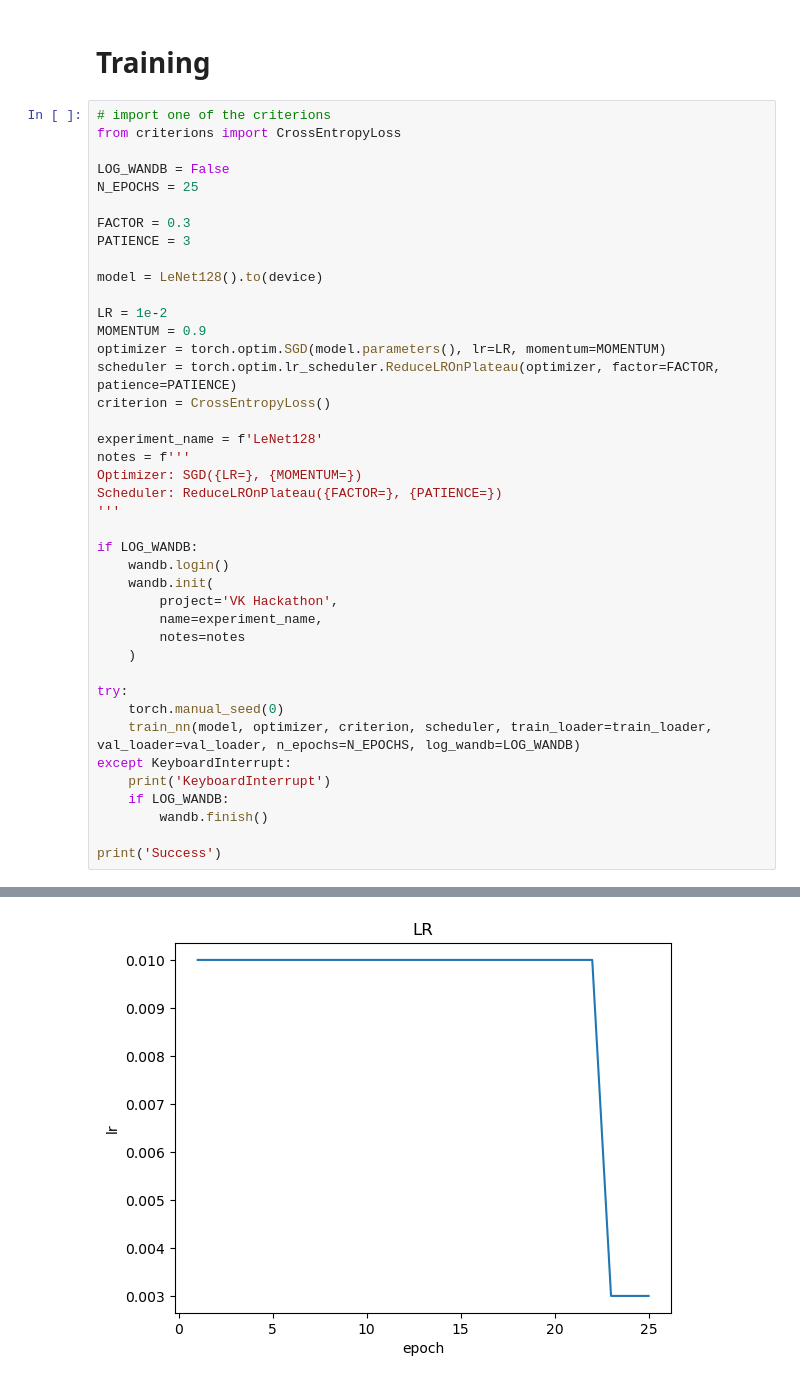
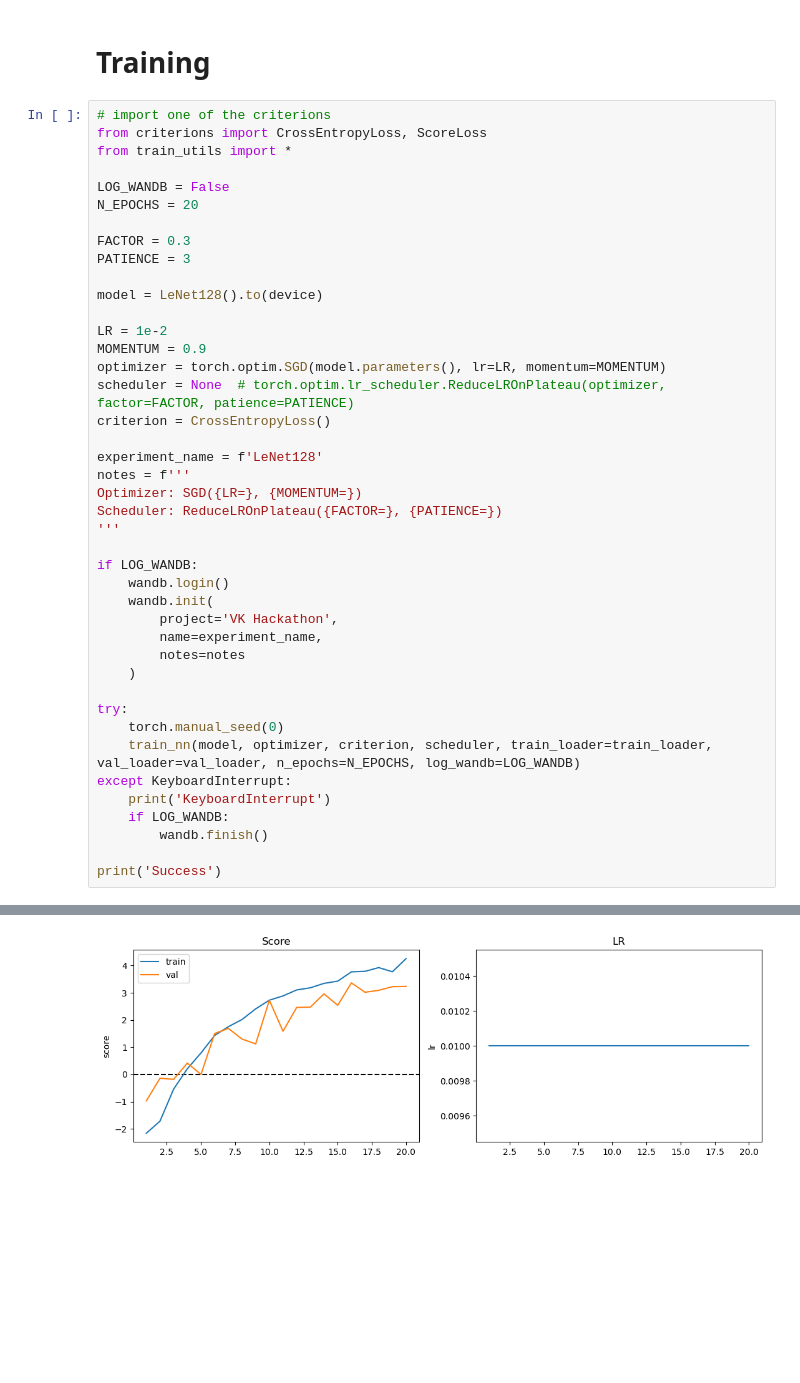
Before and after one commit to Maksim787/team-swan, a Jupyter notebook: pipeline/train.ipynb, the cells around one changed output, grey strips where cells are left out. Cells and saved outputs as stored; diff of their text form; blank space fills up the shorter version.

```diff
--- a/pipeline/train.ipynb
+++ b/pipeline/train.ipynb
@@ -74,10 +75,11 @@ torch.Size([64, 3])
 # Training
 # %%
 # import one of the criterions
-from criterions import CrossEntropyLoss
+from criterions import CrossEntropyLoss, ScoreLoss
+from train_utils import *
 
 LOG_WANDB = False
-N_EPOCHS = 25
+N_EPOCHS = 20
 
 FACTOR = 0.3
 PATIENCE = 3
@@ -87,7 +89,7 @@ model = LeNet128().to(device)
 LR = 1e-2
 MOMENTUM = 0.9
 optimizer = torch.optim.SGD(model.parameters(), lr=LR, momentum=MOMENTUM)
-scheduler = torch.optim.lr_scheduler.ReduceLROnPlateau(optimizer, factor=FACTOR, patience=PATIENCE)
+scheduler = None  # torch.optim.lr_scheduler.ReduceLROnPlateau(optimizer, factor=FACTOR, patience=PATIENCE)
 criterion = CrossEntropyLoss()
 
 experiment_name = f'LeNet128'
@@ -119 +123 @@ Train accuracy: 91.4%. Val accuracy: 71.1%
-[figure, old version]
+[figure, new version]
```
Also changed, not shown: parts of 2 cells of this notebook, 4 other files.
